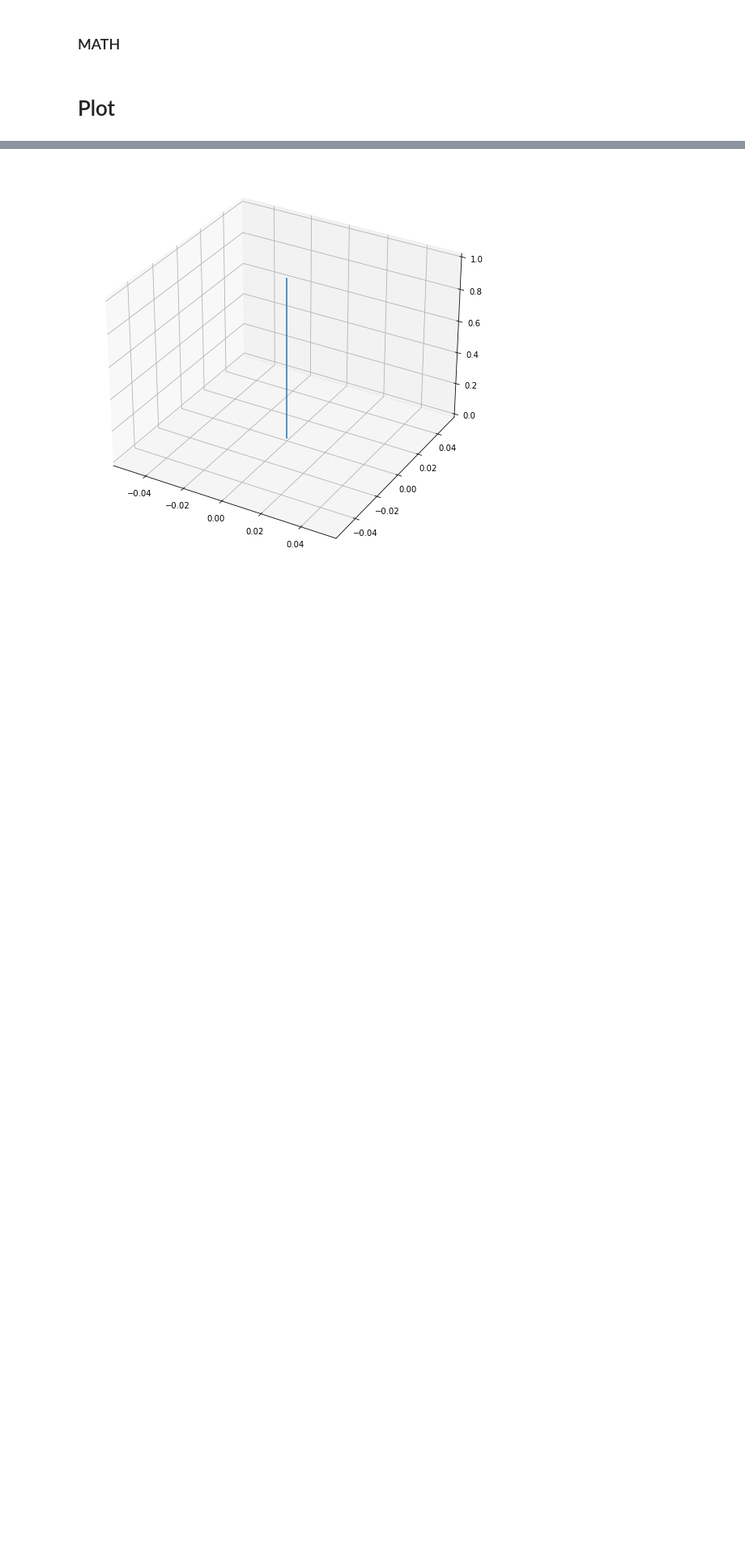
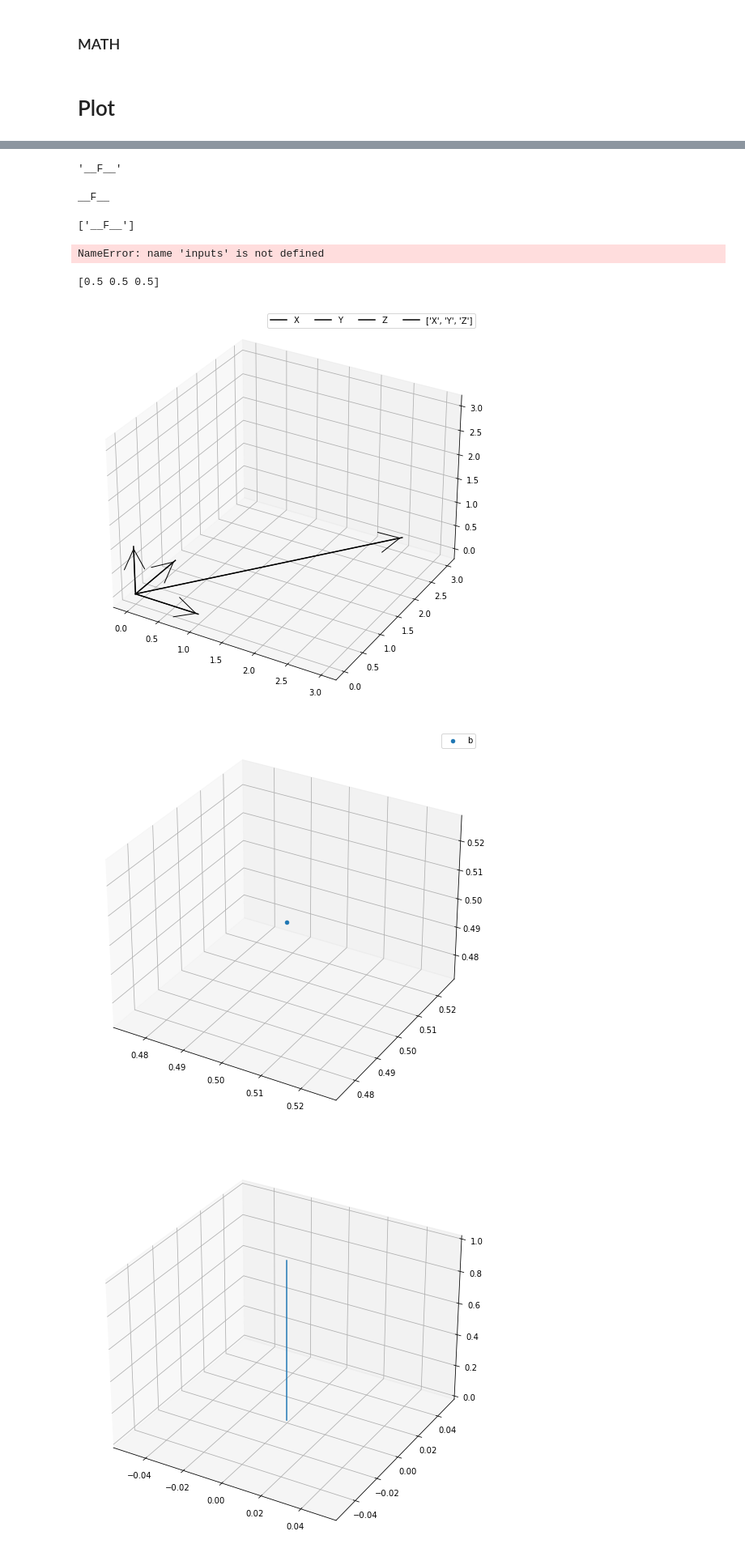
Before and after one commit to stefano-v37/engineering-toolbox, a Jupyter notebook: EngineeringToolbox/Robotics/develop/develop.ipynb, the cells around one changed output, grey strips where cells are left out. Shown at 81% size. Cells and saved outputs as stored; diff of their text form; code cells hidden in the pictures; blank space fills up the shorter version.

Commit message:
some workaround for legend plots

```diff
--- a/EngineeringToolbox/Robotics/develop/develop.ipynb
+++ b/EngineeringToolbox/Robotics/develop/develop.ipynb
@@ -98,3 +98,8 @@ __F__.axes
 [<__main__.Axis at 0x...>,
  <__main__.Axis at 0x...>,
  <__main__.Axis at 0x...>]
+# %%
+def variablename(var):
+    return [tpl[0] for tpl in filter(lambda x: var is x[1], globals().items())]
+
+variablename(__F__)
@@ -193,3 +245,53 @@ show([__X__, __Y__, __Z__], color='black')
+# %%
+Plotter.getvariablename2(__F__)
+# %% [output]
+'__F__'
+# %%
+import traceback
+def getvariablename(var):
+    stack = traceback.extract_stack()
+    _, _, _, get = stack[-2]
+    print(get[16:-1])
+
+getvariablename(__F__)
+# %% [output]
+__F__
+# %%
+import inspect, itertools
+def aaa (a):
+    frame = inspect.currentframe()
+    frame = inspect.getouterframes(frame)[1]
+    string = inspect.getframeinfo(frame[0]).code_context[0].strip()
+    args = string[string.find('(') + 1:-1].split(',')
+
+    names = []
+    for i in args:
+        if i.find('=') != -1:
+            names.append(i.split('=')[1].strip())
+
+        else:
+            names.append(i)
+
+    return names
+
+aaa(__F__)
+# %% [output]
+['__F__']
+# %%
+Plotter.getvariablename2(inputs)
+# %% [output]
+NameError: name 'inputs' is not defined
+# %%
+a = Axis(3,2,1)
+inputs = [__F__, a]
+Plotter.show(inputs, colors = ['black', 'red'], arrow=False, arrowstyle = "->", mutation_scale = 63, legend = True, labels = [['X', 'Y', 'Z'], 'a'])
+b = Point(0.5, 0.5, 0.5)
+show([b], colors=None, legend=True)
+# Plotter.show([__X__, __Y__, __Z__], colors='black')
+# %% [output]
+[0.5 0.5 0.5]
+[figure, added]
+[figure, added]
 # %%
 def ax_(points):
     ax.plot(points[0],
```
Also changed, not shown: parts of 5 cells of this notebook, 3 other files.
